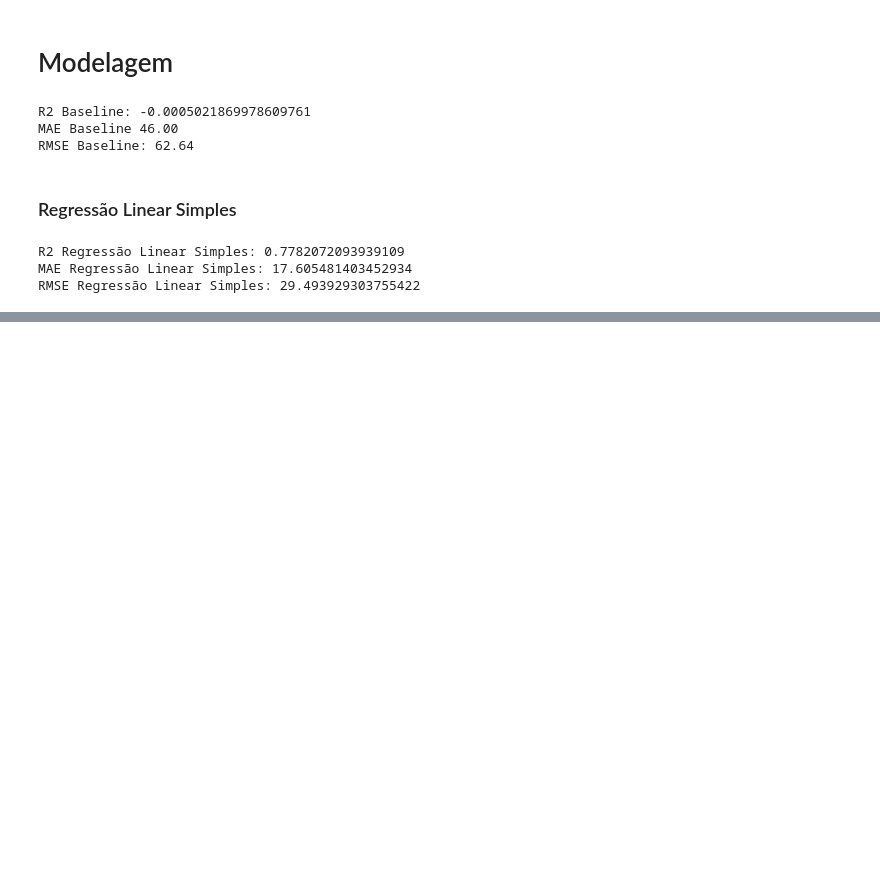
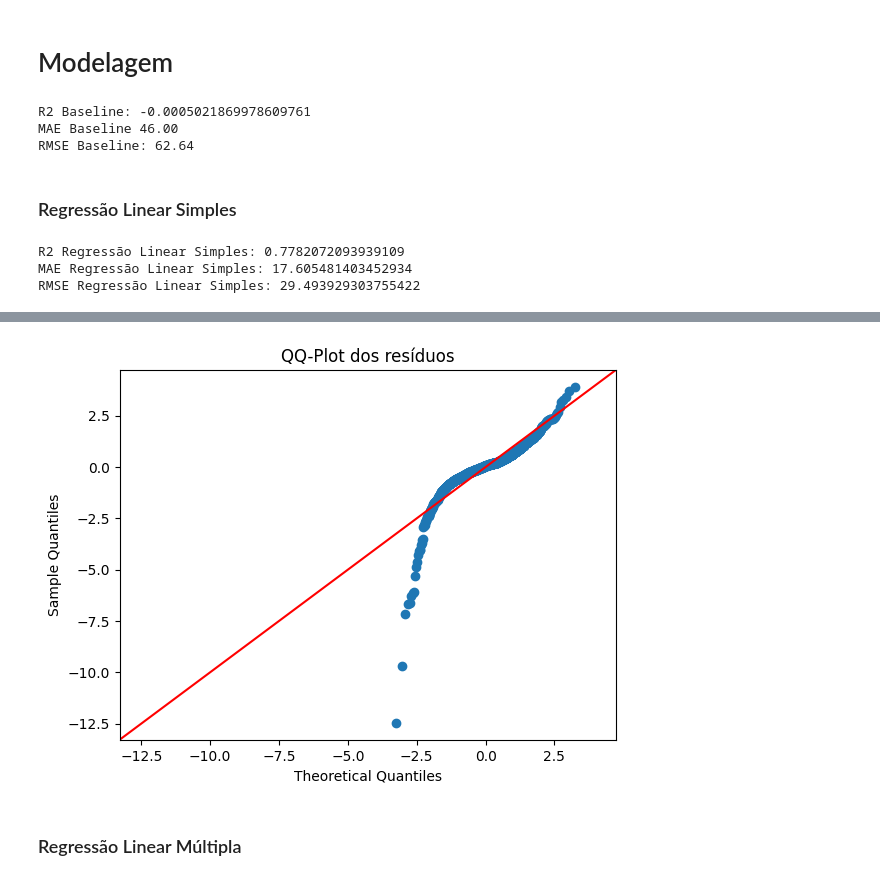
Before and after one commit to yagoschnorr/air-quality-analysis, a Jupyter notebook: analysis.ipynb, the cells around one changed output, grey strips where cells are left out. Drawn from its saved outputs; the diff is of its cells as text; code cells hidden in the pictures; blank space fills up the shorter version.

Commit message:
feat: Adicionando a regressao linear multipla

```diff
--- a/analysis.ipynb
+++ b/analysis.ipynb
@@ -257,0 +273,8 @@ RMSE Regressão Linear Simples: 29.493929303755422
+# %%
+sm.qqplot(residuals_simple_lr, line='45', fit=True)
+plt.title('QQ-Plot dos resíduos')
+plt.show()
+# %% [output]
+[figure, added]
+# %% [markdown]
+### Regressão Linear Múltipla
```
Also changed, not shown: parts of 14 cells of this notebook.
